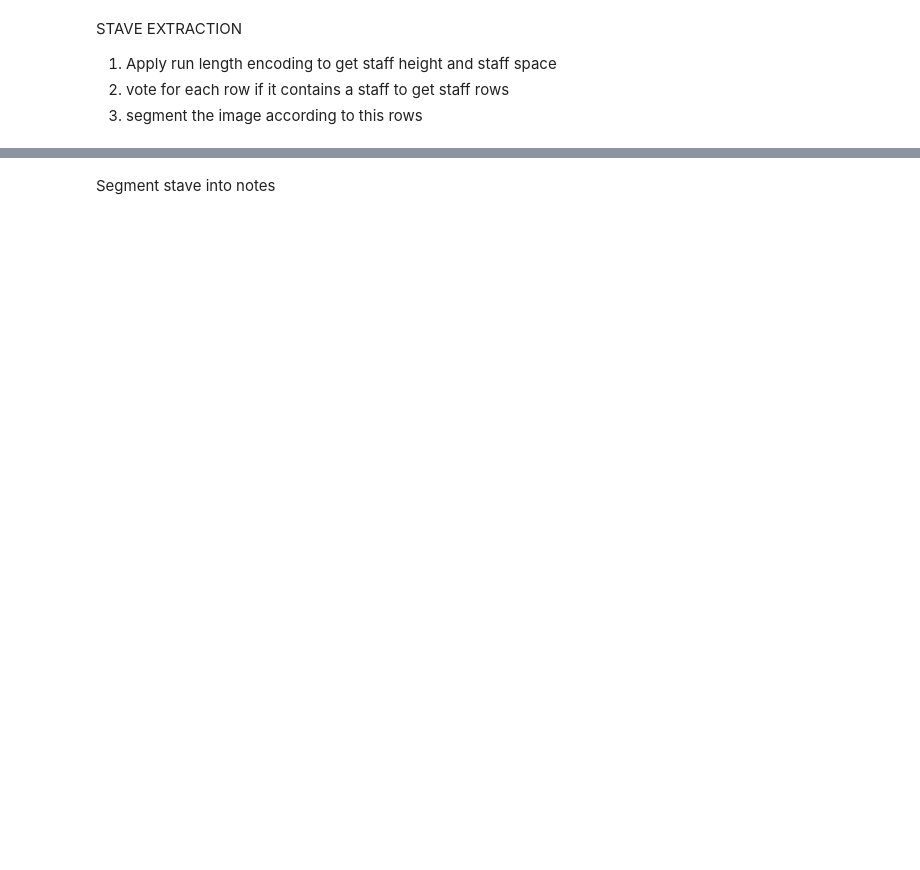
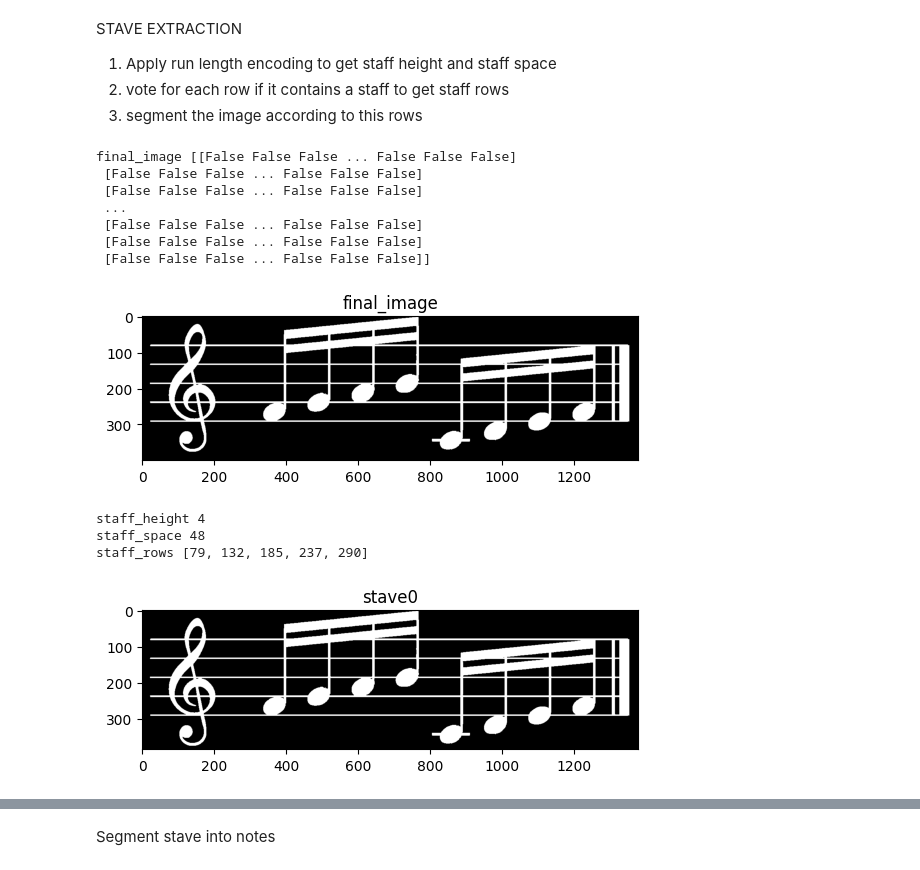
Before and after one commit to Malakyasser8/OMR-Music-Sheet-To-Song, a Jupyter notebook: main.ipynb, the cells around one changed output, grey strips where cells are left out. Cells and saved outputs as stored; diff of their text form; code cells hidden in the pictures; blank space fills up the shorter version.

```diff
--- a/main.ipynb
+++ b/main.ipynb
@@ -390,34 +452,58 @@ def get_lines_rows(img, T_LEN):
             j += 1
 
     max_freq_row_start = 0
     for r in row_start_freq:
         max_freq_row_start = max(max_freq_row_start, r)
 
     for i in range(len(row_start_freq)):
         # Approximately, if the row "i" is frequently treated as a starting of staffs with this ratio
         # by the most frequnt starting row, then consider it as a starting row of staffs.
         if row_start_freq[i]/max_freq_row_start >= 0.12:
             row_starts.append(i)
     return [row_starts, row_start_freq, max_freq_row_start]
 
 
 print("final_image",final_image)
 show_images([final_image],["final_image"])
 
 
 staff_height,staff_space = verticalRunLength(final_image)
 print("staff_height",staff_height)
 print("staff_space",staff_space)
 
 staff_rows,_,__=get_lines_rows(final_image,staff_height)
 print("staff_rows",staff_rows)
 
 staves=[]
 for i in range(0,len(staff_rows),5):
-    staves.append(final_image[staff_rows[i]-staff_space*2:staff_rows[i+4]+staff_space*2,:])
+    row_start = 0
+    if staff_rows[i]-staff_space*2>=0:
+        row_start = staff_rows[i]-staff_space*2
+    else:
+        row_start = 0
+    row_end = 0
+    if row_end+staff_space*2<=final_image.shape[0]:
+        row_end = staff_rows[i+4]+staff_space*2
+    else:
+        row_end = final_image.shape[0]
+
+    staves.append(final_image[row_start:row_end,:])
 
 for i in range(len(staves)):
     show_images([staves[i]],["stave"+str(i)])
+# %% [output]
+final_image [[False False False ... False False False]
+ [False False False ... False False False]
+ [False False False ... False False False]
+ ...
+ [False False False ... False False False]
+ [False False False ... False False False]
+ [False False False ... False False False]]
+[figure, added]
+staff_height 4
+staff_space 48
+staff_rows [79, 132, 185, 237, 290]
+[figure, added]
 # %%
 def remove_staff_lines_columnwise(staves, staff_height):
     processed_staves = []
```
Also changed, not shown: parts of 5 cells of this notebook.
